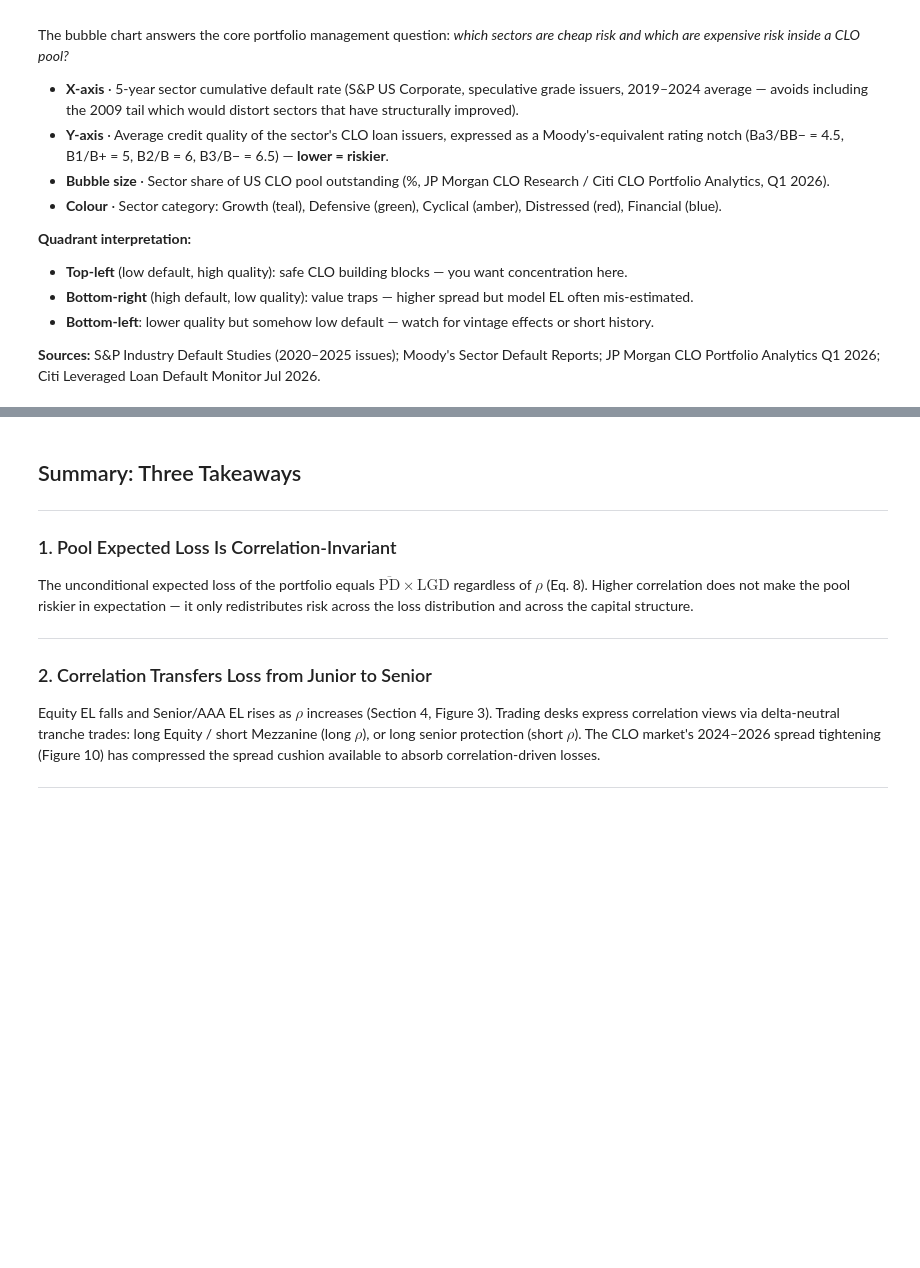
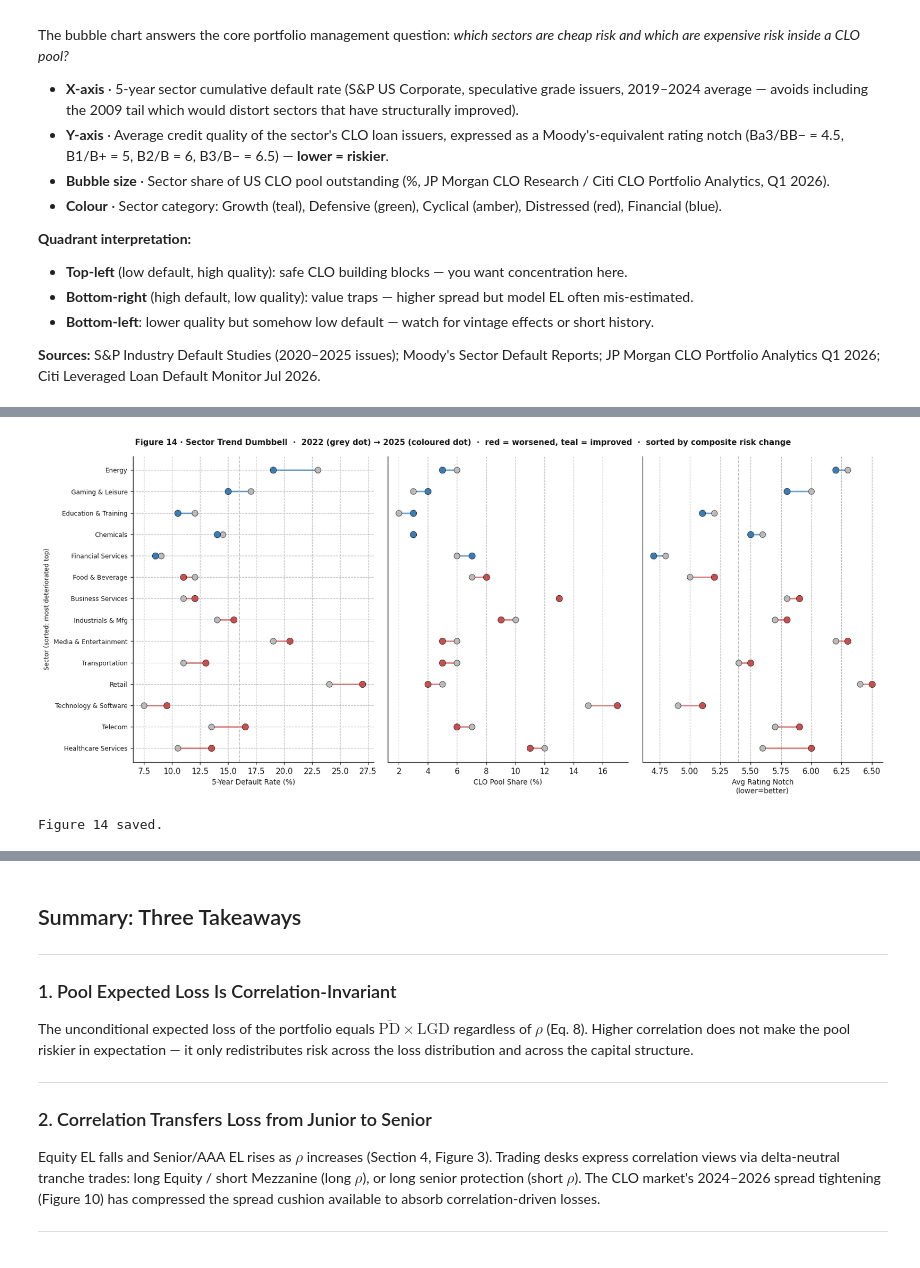
Before and after one commit to ZinuoS/WaterfallSim, a Jupyter notebook: notebooks/copula_monte_carlo.ipynb, the cells around one changed output, grey strips where cells are left out. Drawn from its saved outputs; the diff is of its cells as text; code cells hidden in the pictures; blank space fills up the shorter version.

```diff
--- a/notebooks/copula_monte_carlo.ipynb
+++ b/notebooks/copula_monte_carlo.ipynb
@@ -1261,0 +1277,49 @@ Bottom-3 by share (tail risk contributors):
+# %%
+# ── CELL 27 · §11 Figure 14 — Dumbbell trend chart: DR, share, rating 2022→2025
+# Sort sectors by composite risk change (worst first)
+order = sorted(range(14), key=lambda i: -DELTA_RISK[i])
+names_sorted = [SECTORS_2025[i][0] for i in order]
+
+dr_22  = [SECTORS_2022[i][1] for i in order]
+dr_25  = [SECTORS_2025[i][1] for i in order]
+sh_22  = [SECTORS_2022[i][2] for i in order]
+sh_25  = [SECTORS_2025[i][2] for i in order]
+nt_22  = [SECTORS_2022[i][3] for i in order]
+nt_25  = [SECTORS_2025[i][3] for i in order]
+col_25 = [ARROW_COLORS[i] for i in order]
+
+fig, axes = plt.subplots(1, 3, figsize=(15, 6.5), sharey=True)
+fig.suptitle(
+    "Figure 14 · Sector Trend Dumbbell  ·  2022 (grey dot) → 2025 (coloured dot)"
+    "  ·  red = worsened, teal = improved  ·  sorted by composite risk change",
+    color=FG, fontsize=10, fontweight="bold"
+)
+y_pos = np.arange(14)
+
+for ax, x22, x25, xlabel, divider in [
+        (axes[0], dr_22,  dr_25,  "5-Year Default Rate (%)",       16.0),
+        (axes[1], sh_22,  sh_25,  "CLO Pool Share (%)",            None),
+        (axes[2], nt_22,  nt_25,  "Avg Rating Notch\n(lower=better)", 5.4)]:
+    for j in range(14):
+        ax.plot([x22[j], x25[j]], [y_pos[j], y_pos[j]],
+                color=col_25[j], lw=1.8, alpha=0.7, zorder=2)
+        ax.scatter(x22[j], y_pos[j], s=55, color="#bbbbbb",
+                   edgecolors=FG, linewidths=0.5, zorder=3)
+        ax.scatter(x25[j], y_pos[j], s=65, color=col_25[j],
+                   edgecolors=FG, linewidths=0.5, zorder=4)
+    if divider:
+        ax.axvline(divider, color=LGREY, lw=1.0, ls="--")
+    ax.set_xlabel(xlabel, fontsize=9)
+    ax.set_yticks(y_pos)
+    ax.set_yticklabels(names_sorted, fontsize=8)
+
+axes[0].set_ylabel("Sector (sorted: most deteriorated top)", fontsize=8)
+axes[1].yaxis.set_visible(False); axes[2].yaxis.set_visible(False)
+fig.tight_layout()
+fig.savefig("../figures/fig14_sector_trends.png", dpi=200,
+            bbox_inches="tight", facecolor=BG)
+plt.show()
+print("Figure 14 saved.")
+# %% [output]
+[figure, added]
+Figure 14 saved.
```
Also changed, not shown: parts of 7 cells of this notebook, 2 other files.
